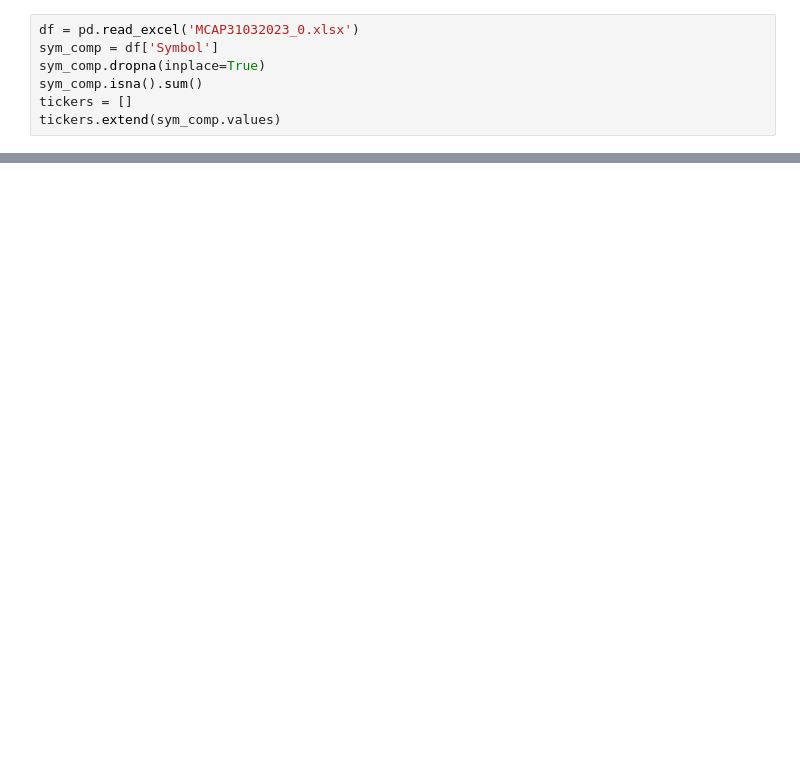
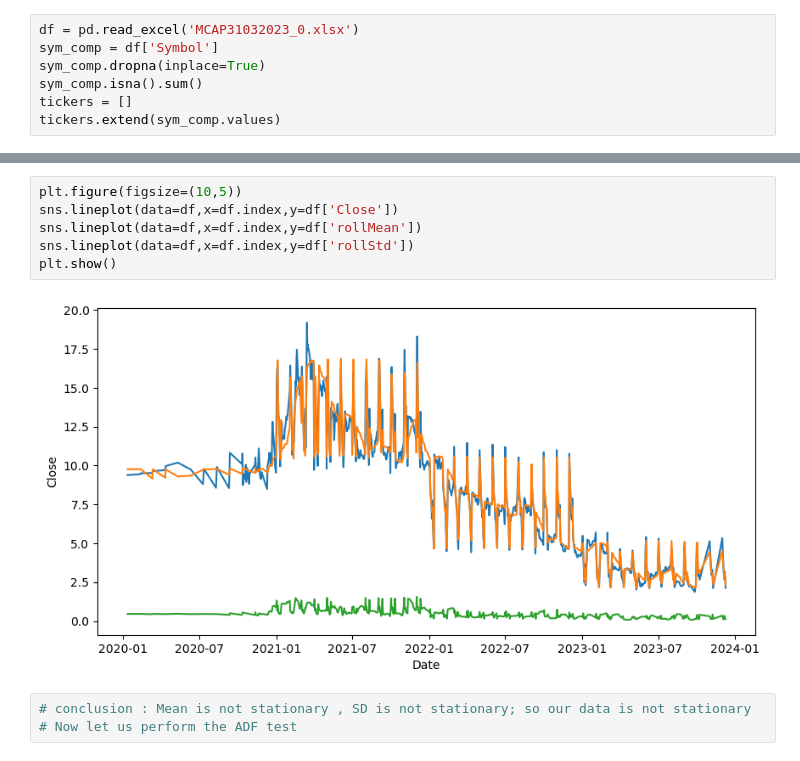
Before and after one commit to Puneet681/CDAC-PG-DAI, a Jupyter notebook: data analytics/Personal/stocks.ipynb, the cells around one changed output, grey strips where cells are left out. Cells and saved outputs as stored; diff of their text form; blank space fills up the shorter version.

```diff
--- a/data analytics/Personal/stocks.ipynb
+++ b/data analytics/Personal/stocks.ipynb
@@ -31,0 +126,11 @@ SyntaxError: invalid syntax (1525091804.py, line 3)
+# %%
+plt.figure(figsize=(10,5))
+sns.lineplot(data=df,x=df.index,y=df['Close'])
+sns.lineplot(data=df,x=df.index,y=df['rollMean'])
+sns.lineplot(data=df,x=df.index,y=df['rollStd'])
+plt.show()
+# %% [output]
+[figure, added]
+# %%
+# conclusion : Mean is not stationary , SD is not stationary; so our data is not stationary
+# Now let us perform the ADF test
```
Also changed, not shown: parts of 41 cells of this notebook, 2 other files.
